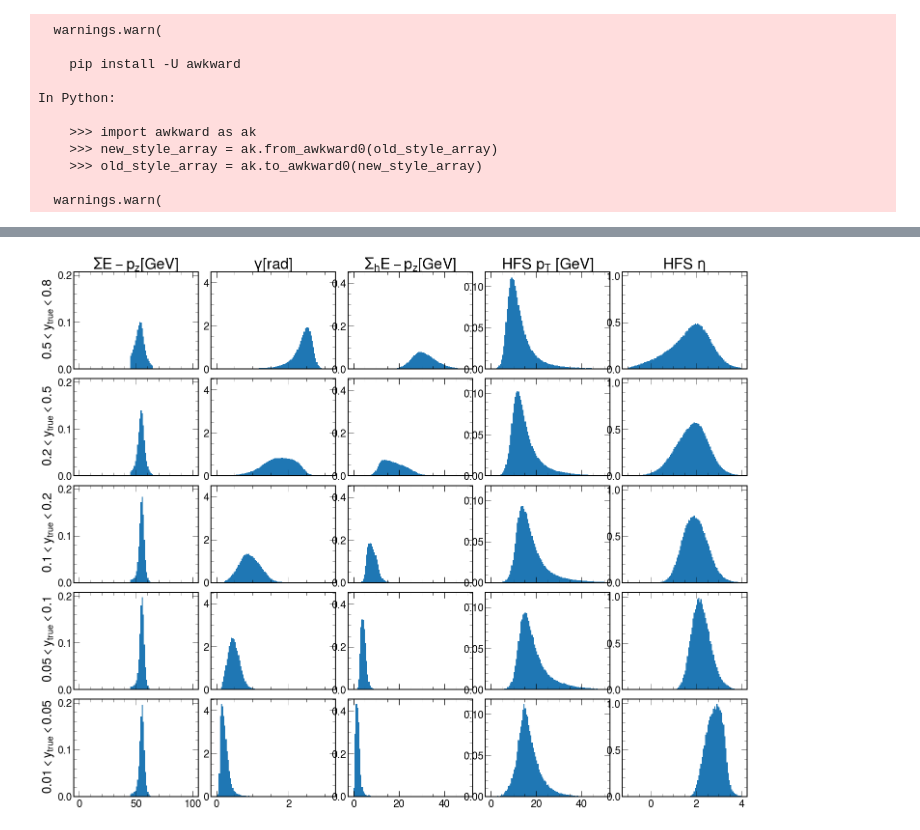
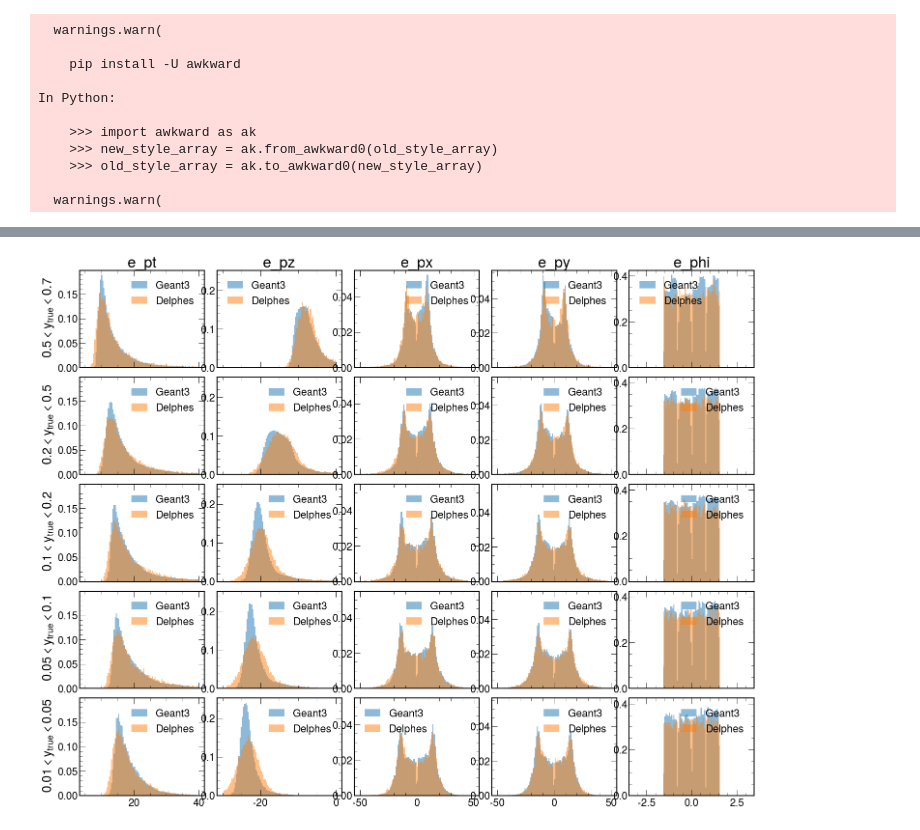
Before and after one commit to miguelignacio/calostudies, a Jupyter notebook: h1sim.ipynb, the cells around one changed output, grey strips where cells are left out. Drawn from its saved outputs; the diff is of its cells as text; code cells hidden in the pictures.

```diff
--- a/h1sim.ipynb
+++ b/h1sim.ipynb
@@ -146,7 +146,7 @@ def get_Dataframe(path, name='Data', tag=None):
 
         if 'Data' not in name:
             try:
-                temp_df   =  temp_tree.pandas.df(["Q2*","gen_Q2","y*","HFS*",'gen_y',"e_*","gene*",'wgt','vertex_z','ptmiss','ptratio*','Empz','pth'], entrystop=3e7,flatten=True)
+                temp_df   =  temp_tree.pandas.df(["Q2*","gen_Q2","y*","HFS*",'gen_y',"e_*","gene*",'wgt','vertex_z','ptmiss','ptratio*','Empz','pth','genHFS*'], entrystop=3e7,flatten=True)
                 df = pd.concat([df,temp_df])
             except ValueError:
                 print ('oops, there is a problem in flattening the TTree ')
@@ -240,7 +289,7 @@ def applyCutsJets(df,isMC=False):
 # %%
 mc_name = 'Django'
 altmc_name = 'Rapgap'
-path ='/home/miguel/calostudies/21-07-14-07-16-july13/out_ep0607/'
+path ='/home/miguel/calostudies/21-07-16-00-44-july15/out_ep0607/'
 mc_tag = 'nominal'
 # %%
 %%time
@@ -299,6 +360,13 @@ Index(['Q2_e', 'Q2_sigma', 'Q2_esigma', 'Q2_da', 'Q2_h', 'gen_Q2', 'y_e',
 mc['pass_reco'] = np.where(mc['Q2_e']>0, 1, 0)
 mc['pass_truth'] = np.where(mc['gen_Q2']>0, 1, 0)
 
+owen['pass_reco'] = np.where(owen['Q2_e']>0, 1, 0)
+owen['pass_truth'] = np.where(owen['gen_Q2']>0, 1, 0)
+
+
+owen2['pass_reco'] = np.where(owen2['Q2_e']>0, 1, 0)
+owen2['pass_truth'] = np.where(owen2['gen_Q2']>0, 1, 0)
+
 altmc['pass_reco'] = np.where(altmc['Q2_e']>0, 1, 0)
 altmc['pass_truth'] = np.where(altmc['gen_Q2']>0, 1, 0)
 # %% [output]
@@ -310,6 +378,12 @@ print('Selecting MC events\n')
 mc   = applyCutsJets(mc, isMC=True)
 print('Selecting MC events\n')
 altmc   = applyCutsJets(altmc, isMC=True)
+
+print('Selecting MC events\n')
+owen   = applyCutsJets(owen, isMC=True)
+
+print('Selecting MC events\n')
+owen2   = applyCutsJets(owen2, isMC=True)
 # %% [output]
 Selecting MC events
 
@@ -544,34 +752,61 @@ gen_y>0.01 and gen_y<0.05
 # %%
 fig,ax = plt.subplots(5,5,figsize=(25,20),sharex='col',sharey='col')
 ax = ax.flatten()
-ybins = np.array(['gen_y>0.5 and gen_y<0.8', 'gen_y>0.2 and gen_y<0.5',
+ybins = np.array(['gen_y>0.5 and gen_y<0.7', 'gen_y>0.2 and gen_y<0.5',
                   'gen_y>0.1 and gen_y<0.2', 'gen_y>0.05 and gen_y<0.1','gen_y>0.01 and gen_y<0.05'])
 print(ybins)
 
 
+myalpha=0.5
+for i in range(5):
+    print(ybins[i])
+    temp = mc.query(ybins[i] + ' and pass_reco>0')
+    ax[0 + 5*i].hist(temp['e_pt'],weights=temp['wgt'],density=True,bins=100,range=(5,40),alpha=myalpha, label='Geant3')
+    ax[1 + 5*i].hist(temp['e_pz'],weights=temp['wgt'],density=True,bins=100,range=(-30,0),alpha=myalpha, label='Geant3')
+    #ax[1 + 5*i].hist(temp['gene_pz'],weights=temp['wgt'],density=True,bins=100,range=(-50,50),alpha=0.7, label='Geant3')
+
+    ax[2 + 5*i].hist(temp['e_px'],weights=temp['wgt'],density=True,bins=100,range=(-50,50),alpha=myalpha,label='Geant3')
+    ax[3 + 5*i].hist(temp['e_py'],weights=temp['wgt'],density=True,bins=100,range=(-50,50),alpha=myalpha,label='Geant3')
+    ax[4 + 5*i].hist(temp['e_phi'],weights=temp['wgt'],density=True,bins=100,range=(-np.pi,np.pi),alpha=myalpha,label='Geant3')
+
 
 for i in range(5):
     print(ybins[i])
-    temp = mc.query(ybins[i] + ' and pass_reco>0')
-    ax[0 + 5*i].hist(temp['Empz'],weights=temp['wgt'],density=True,bins=100,range=(0,100))
-    ax[1 + 5*i].hist(temp['gamma'],weights=temp['wgt'],density=True,bins=100,range=(0,np.pi))
-    ax[2 + 5*i].hist(temp['Sigma'],weights=temp['wgt'],density=True,bins=100,range=(0,50))
-    ax[3 + 5*i].hist(temp['HFS_pt'],weights=temp['wgt'],density=True,bins=100,range=(0,50))
-    ax[4 + 5*i].hist(temp['HFS_eta'],weights=temp['wgt'],density=True,bins=100,range=(-1,4.0))
+    temp = owen.query(ybins[i] + ' and pass_reco>0')
+    ax[0 + 5*i].hist(temp['e_pt'],density=True,bins=100,range=(5,40),alpha=myalpha, label='Delphes')
+    ax[1 + 5*i].hist(temp['e_pz'],density=True,bins=100,range=(-30,0),alpha=myalpha, label='Delphes')
+    #ax[1 + 5*i].hist(temp['gene_pz'],density=True,bins=100,range=(-50,50),alpha=0.7, label='Delphes truth')
 
+    ax[2 + 5*i].hist(temp['e_px'],density=True,bins=100,range=(-50,50),alpha=myalpha,label='Delphes')
+    ax[3 + 5*i].hist(temp['e_py'],density=True,bins=100,range=(-50,50),alpha=myalpha,label='Delphes')
+   # ax[3 + 5*i].hist(temp['e_eta'],density=True,bins=100,range=(-3,2),alpha=0.7,label='Geant3')
+
+    ax[4 + 5*i].hist(temp['e_phi'],density=True,bins=100,range=(-np.pi,np.pi),alpha=myalpha,label='Delphes')
+
+#for i in range(5):
+#    print(ybins[i])
+#    temp = owen.query(ybins[i] + ' and pass_reco>0')
+#    ax[0 + 5*i].hist(temp['e_pt'],density=True,bins=100,range=(5,40),alpha=0.7, label='Delphes')
+#    ax[1 + 5*i].hist(temp['gamma'],density=True,bins=100,range=(0,np.pi),alpha=0.7, label='Delphes')
+#    ax[2 + 5*i].hist(temp['Sigma'],density=True,bins=100,range=(0,50),alpha=0.7, label='Delphes')
+#    ax[3 + 5*i].hist(temp['HFS_pt'],density=True,bins=100,range=(0,50),alpha=0.7, label='Delphes')
+#    ax[4 + 5*i].hist(temp['HFS_eta'],density=True,bins=100,range=(-2,4.0),alpha=0.7, label='Delphes')
+
+for i in range(len(ax.flatten())):
+    ax[i].legend(loc='best')
 plt.subplots_adjust(wspace=0.1, hspace=0.1)
 
-ax[0].set_title('$\Sigma E-p_{z} [GeV]$')
-ax[1].set_title('$\gamma [rad]$ ')
-ax[2].set_title('$\Sigma_{h} E-p_{z} [GeV]$')
-ax[3].set_title('HFS $p_{T}$ [GeV]')
-ax[4].set_title('HFS $\eta$ ')
+ax[0].set_title('e_pt')
+ax[1].set_title('e_pz')
+ax[2].set_title('e_px')
+ax[3].set_title('e_py')
+ax[4].set_title('e_phi')
 
 #ax[2].set_title('hadron method')
 #ax[3].set_title('$\Sigma$ method')
 
 
-ax[0].set_ylabel(' $0.5<y_{true}<0.8$')
+ax[0].set_ylabel(' $0.5<y_{true}<0.7$')
 ax[5].set_ylabel(' $0.2<y_{true}<0.5$')
 ax[10].set_ylabel(' $0.1<y_{true}<0.2$')
 ax[15].set_ylabel(' $0.05<y_{true}<0.1$')
@@ -581,5 +816,10 @@ ax[20].set_ylabel(' $0.01<y_{true}<0.05$')
 #ax[-2].set_xlabel(r'$x/x_{true}$ ')
 #ax[-3].set_xlabel(r'$x/x_{true}$ ')
 #ax[-4].set_xlabel(r'$x/x_{true}$ ')
+
+#ax[2].text(0.75, 0.5,r"Comparigon of $\bf{H1}$"+' full simulation (Django+G3) and fast-sim (Delphes)',
+#                 horizontalalignment='center',multialignment='center',
+#           verticalalignment='center', fontsize=30)
+
 plt.show()
 # %% [output]
@@ -594 +839 @@ gen_y>0.01 and gen_y<0.05
-[figure, old version]
+[figure, new version]
```
Also changed, not shown: parts of 35 cells of this notebook.
